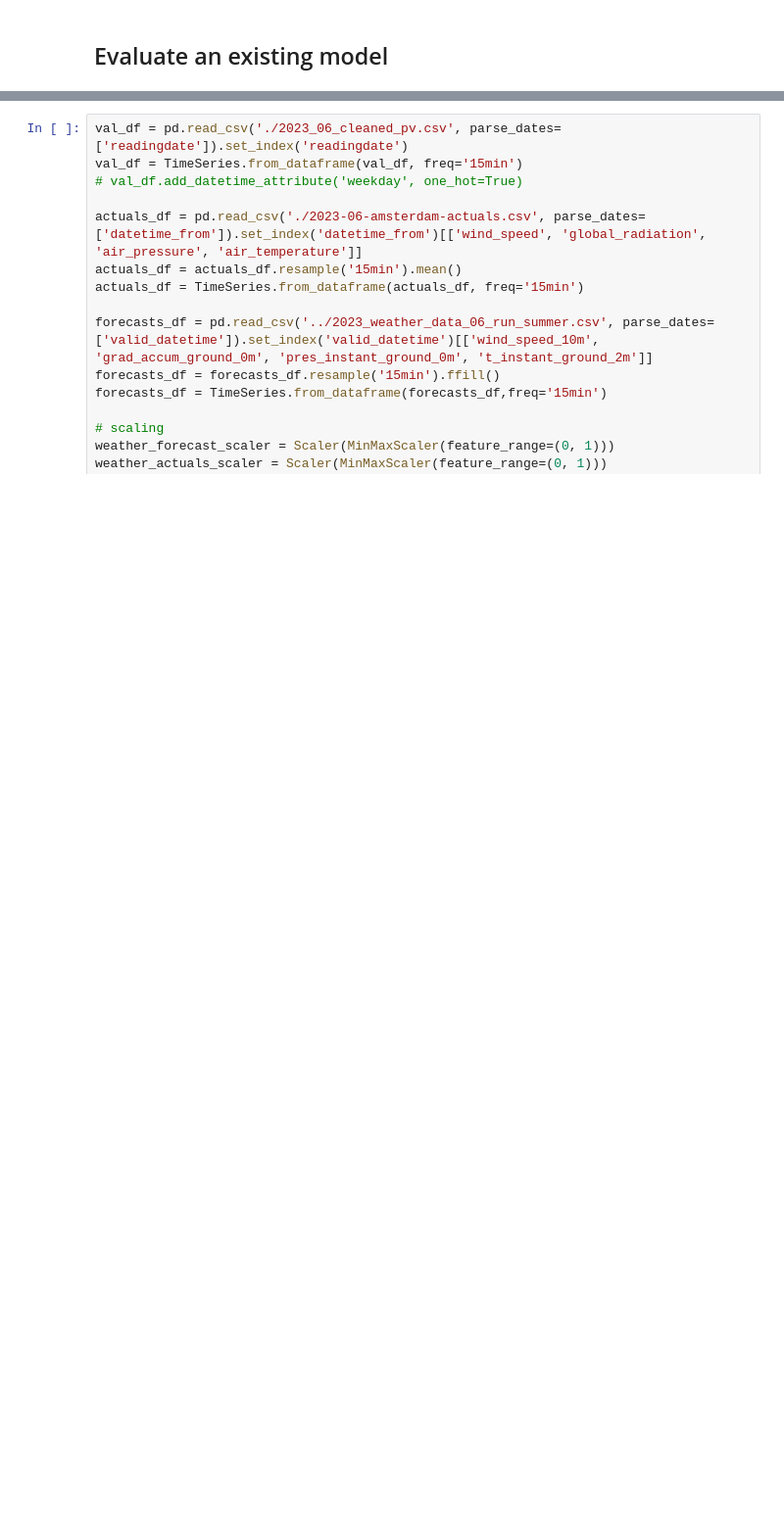
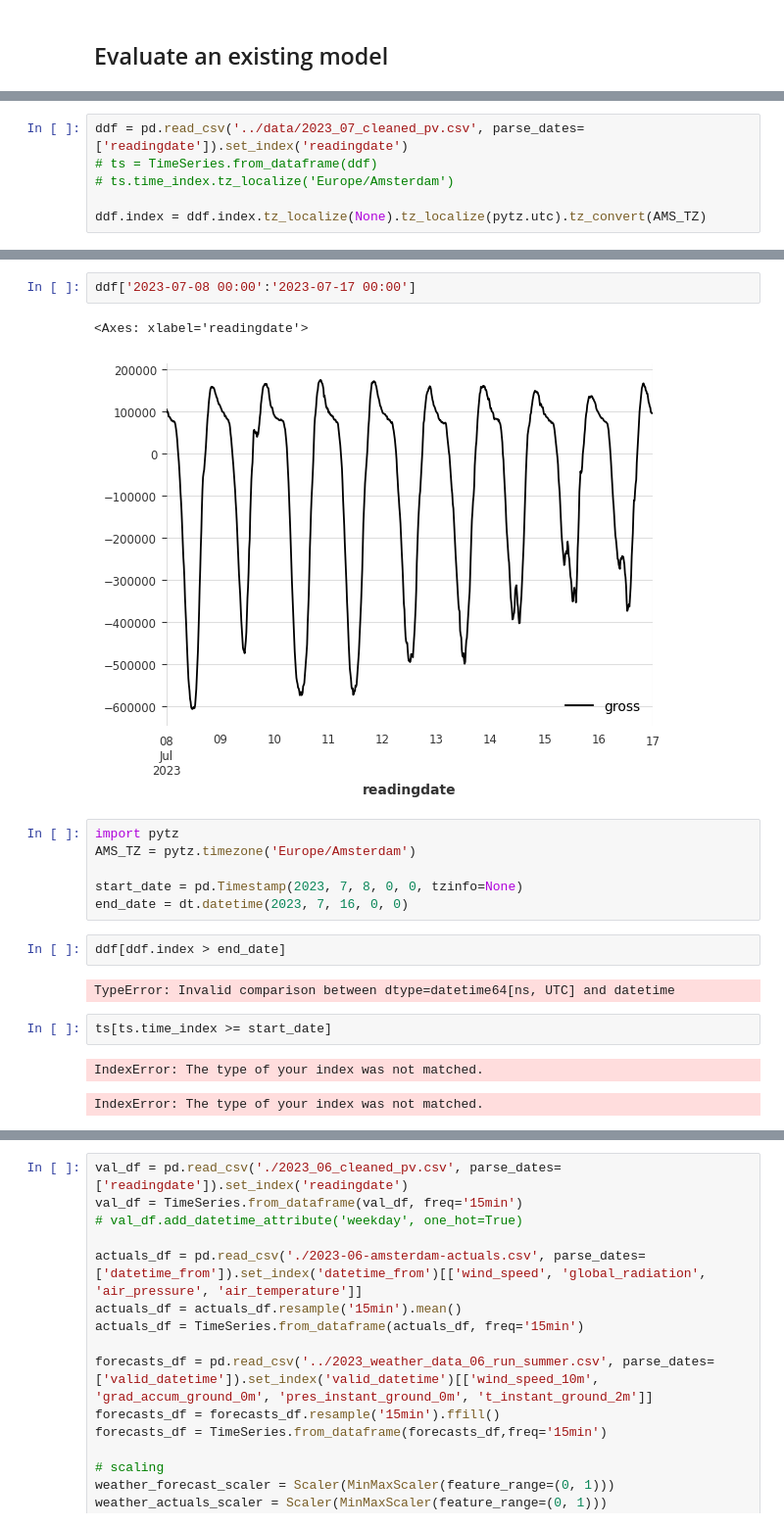
Before and after one commit to erewl/short-term-load-forecasting-with-domain-knowledge, a Jupyter notebook: notebooks/tft_example.ipynb, the cells around one changed output, grey strips where cells are left out. Shown at 98% size. Drawn from its saved outputs; the diff is of its cells as text; blank space fills up the shorter version.

```diff
--- a/notebooks/tft_example.ipynb
+++ b/notebooks/tft_example.ipynb
@@ -627,0 +642,6 @@ from sklearn.preprocessing import MinMaxScaler
+# %%
+ddf = pd.read_csv('../data/2023_07_cleaned_pv.csv', parse_dates=['readingdate']).set_index('readingdate')
+# ts = TimeSeries.from_dataframe(ddf)
+# ts.time_index.tz_localize('Europe/Amsterdam')
+
+ddf.index = ddf.index.tz_localize(None).tz_localize(pytz.utc).tz_convert(AMS_TZ)
@@ -627,0 +779,20 @@ from sklearn.preprocessing import MinMaxScaler
+# %%
+ddf['2023-07-08 00:00':'2023-07-17 00:00']
+# %% [output]
+<Axes: xlabel='readingdate'>
+[figure, added]
+# %%
+import pytz
+AMS_TZ = pytz.timezone('Europe/Amsterdam')
+
+start_date = pd.Timestamp(2023, 7, 8, 0, 0, tzinfo=None)
+end_date = dt.datetime(2023, 7, 16, 0, 0)
+# %%
+ddf[ddf.index > end_date]
+# %% [output]
+TypeError: Invalid comparison between dtype=datetime64[ns, UTC] and datetime
+# %%
+ts[ts.time_index >= start_date]
+# %% [output]
+IndexError: The type of your index was not matched.
+IndexError: The type of your index was not matched.
```
Also changed, not shown: parts of 15 cells of this notebook, 6 other files.
